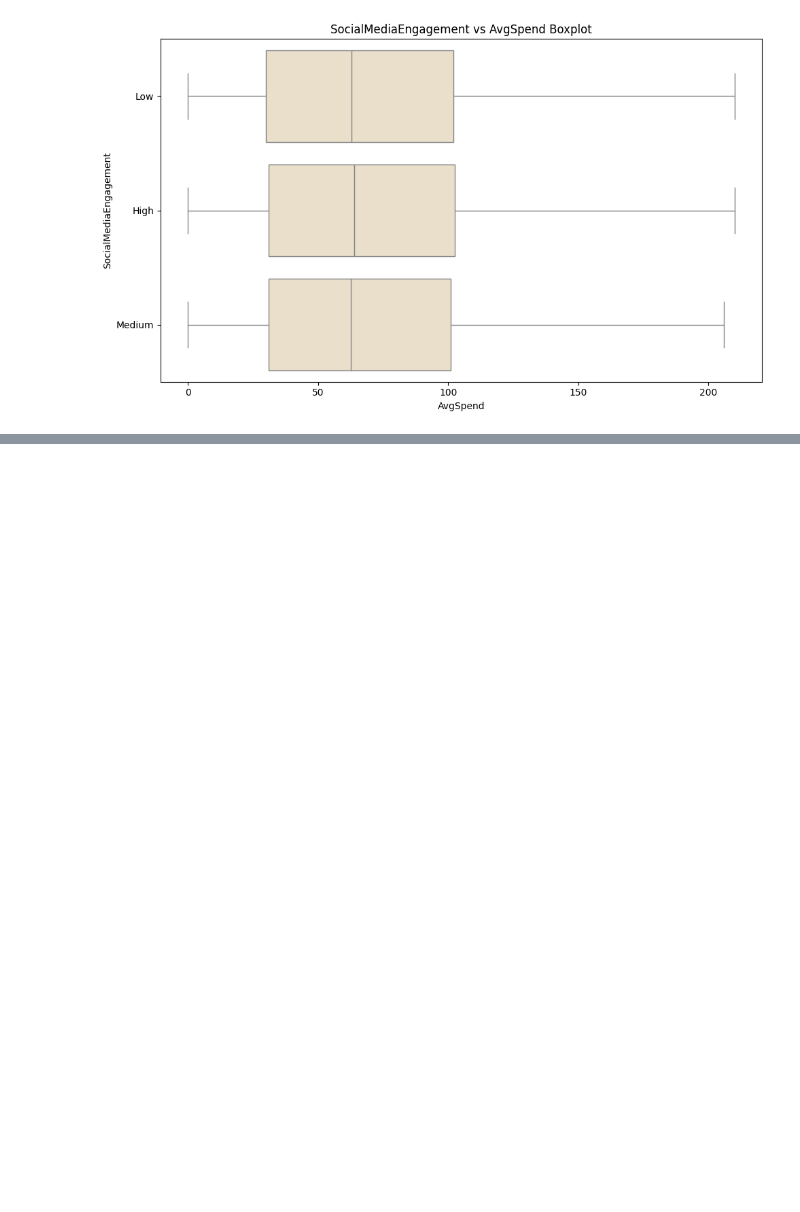
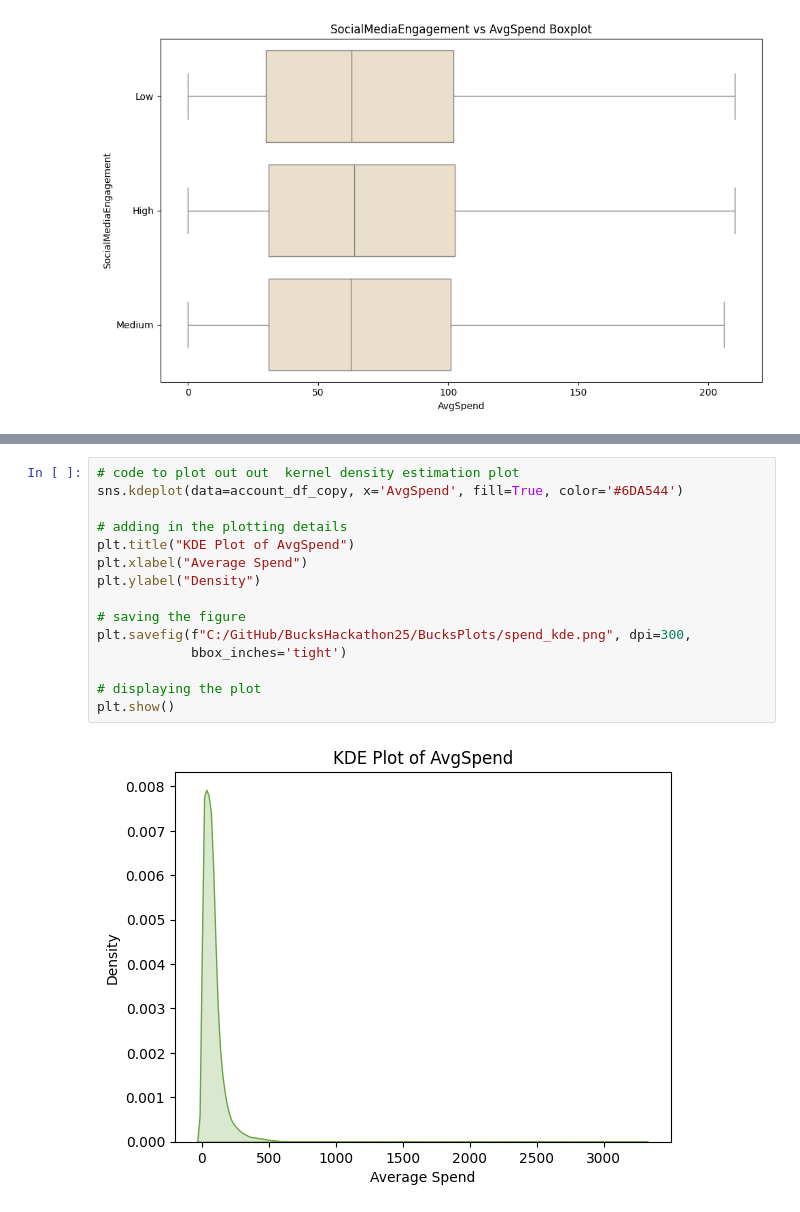
Before and after one commit to chowdhuryj-github/BucksFanExperience, a Jupyter notebook: BucksDataVisualization/DataVisualizationSalvin.ipynb, the cells around one changed output, grey strips where cells are left out. Saved outputs shown, nothing was run; the diff lists cells and outputs as text; blank space fills up the shorter version.

```diff
--- a/BucksDataVisualization/DataVisualizationSalvin.ipynb
+++ b/BucksDataVisualization/DataVisualizationSalvin.ipynb
@@ -541,0 +552,17 @@ sns.scatterplot(data=filtered_df_two, x='BasketballPropensity', y='AvgSpend')
+# %%
+# code to plot out out  kernel density estimation plot
+sns.kdeplot(data=account_df_copy, x='AvgSpend', fill=True, color='#6DA544')
+
+# adding in the plotting details
+plt.title("KDE Plot of AvgSpend")
+plt.xlabel("Average Spend")
+plt.ylabel("Density")
+
+# saving the figure
+plt.savefig(f"C:/GitHub/BucksHackathon25/BucksPlots/spend_kde.png", dpi=300,
+            bbox_inches='tight')
+
+# displaying the plot
+plt.show()
+# %% [output]
+[figure, added]
```
Also changed, not shown: parts of 26 cells of this notebook, 16 other files.
